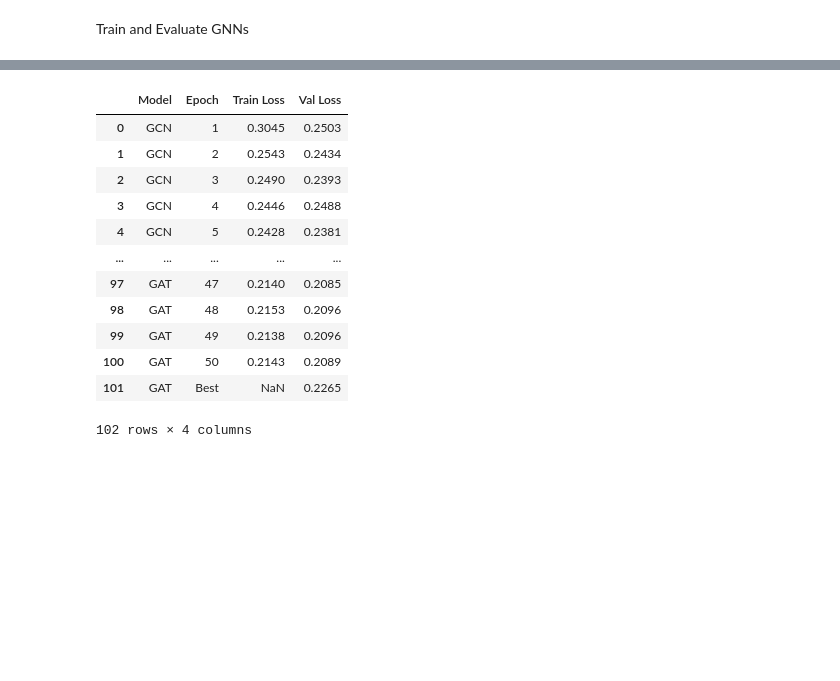
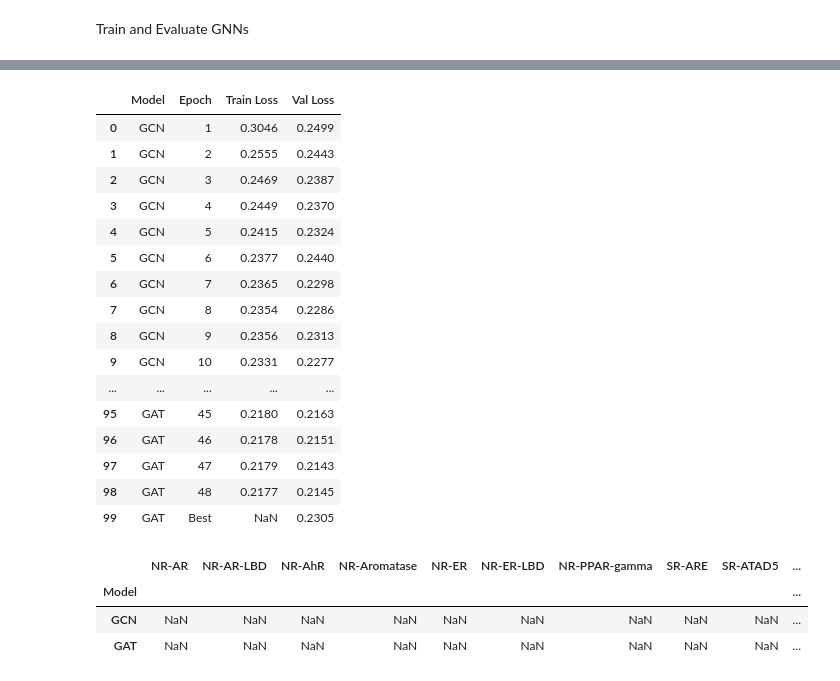
Before and after one commit to goIsaiah/ToxicityPredictor, a Jupyter notebook: ToxicityPredictor_GNNs.ipynb, the cells around one changed output, grey strips where cells are left out. Drawn from its saved outputs; the diff is of its cells as text; code cells hidden in the pictures; blank space fills up the shorter version.

```diff
--- a/ToxicityPredictor_GNNs.ipynb
+++ b/ToxicityPredictor_GNNs.ipynb
@@ -219,6 +305,7 @@ in_channels = sample_graph.x.shape[1]
 out_channels = sample_graph.y.shape[0]
 results = {}
 results_rows = []
+roc_rows = []
 
 for model_type in ['GCN', 'GAT']:
     print(f"Training {model_type}")
@@ -271,6 +358,10 @@ for model_type in ['GCN', 'GAT']:
 
     results[model_type] = {'val_loss': best_val_loss, 'test_loss': test_loss}
 
+    roc_dict = compute_roc_auc_per_task(model, test_loader, CONFIG['device'])
+    roc_dict["Model"] = model_type
+    roc_rows.append(roc_dict)
+
 print("Summary of training:")
 print("Model | Val Loss | Test Loss")
 for model_type, res in results.items():
@@ -296,17 +387,35 @@ GAT  | 0.2085 | 0.2265
+# %%
+def display_scrollable_df(df, height):
+    html = df.to_html()
+    display(HTML(
+        f'<div style="max-height:{height}px; overflow-y:auto; border:1px solid #ddd; padding:10px;">{html}</div>'
+    ))
 # %%
 results_df = pd.DataFrame(results_rows)
-display(results_df)
+display_scrollable_df(results_df, height=500)
 # %% [output]
 |  | Model | Epoch | Train Loss | Val Loss |
-| 0 | GCN | 1 | 0.3045 | 0.2503 |
-| 1 | GCN | 2 | 0.2543 | 0.2434 |
-| 2 | GCN | 3 | 0.2490 | 0.2393 |
-| 3 | GCN | 4 | 0.2446 | 0.2488 |
-| 4 | GCN | 5 | 0.2428 | 0.2381 |
+| 0 | GCN | 1 | 0.3046 | 0.2499 |
+| 1 | GCN | 2 | 0.2555 | 0.2443 |
+| 2 | GCN | 3 | 0.2469 | 0.2387 |
+| 3 | GCN | 4 | 0.2449 | 0.2370 |
+| 4 | GCN | 5 | 0.2415 | 0.2324 |
+| 5 | GCN | 6 | 0.2377 | 0.2440 |
+| 6 | GCN | 7 | 0.2365 | 0.2298 |
+| 7 | GCN | 8 | 0.2354 | 0.2286 |
+| 8 | GCN | 9 | 0.2356 | 0.2313 |
+| 9 | GCN | 10 | 0.2331 | 0.2277 |
 | ... | ... | ... | ... | ... |
-| 97 | GAT | 47 | 0.2140 | 0.2085 |
-| 98 | GAT | 48 | 0.2153 | 0.2096 |
-| 99 | GAT | 49 | 0.2138 | 0.2096 |
-| 100 | GAT | 50 | 0.2143 | 0.2089 |
-| 101 | GAT | Best | NaN | 0.2265 |
+| 95 | GAT | 45 | 0.2180 | 0.2163 |
+| 96 | GAT | 46 | 0.2178 | 0.2151 |
+| 97 | GAT | 47 | 0.2179 | 0.2143 |
+| 98 | GAT | 48 | 0.2177 | 0.2145 |
+| 99 | GAT | Best | NaN | 0.2305 |
-102 rows × 4 columns
+# %%
+roc_df = pd.DataFrame(roc_rows).set_index("Model")
+display_scrollable_df(roc_df.round(4), height=400)
+# %% [output]
+|  | NR-AR | NR-AR-LBD | NR-AhR | NR-Aromatase | NR-ER | NR-ER-LBD | NR-PPAR-gamma | SR-ARE | SR-ATAD5 | ... |
+| Model |  |  |  |  |  |  |  |  |  | ... |
+| GCN | NaN | NaN | NaN | NaN | NaN | NaN | NaN | NaN | NaN | ... |
+| GAT | NaN | NaN | NaN | NaN | NaN | NaN | NaN | NaN | NaN | ... |
```
Also changed, not shown: parts of 5 cells of this notebook, 2 other files.
